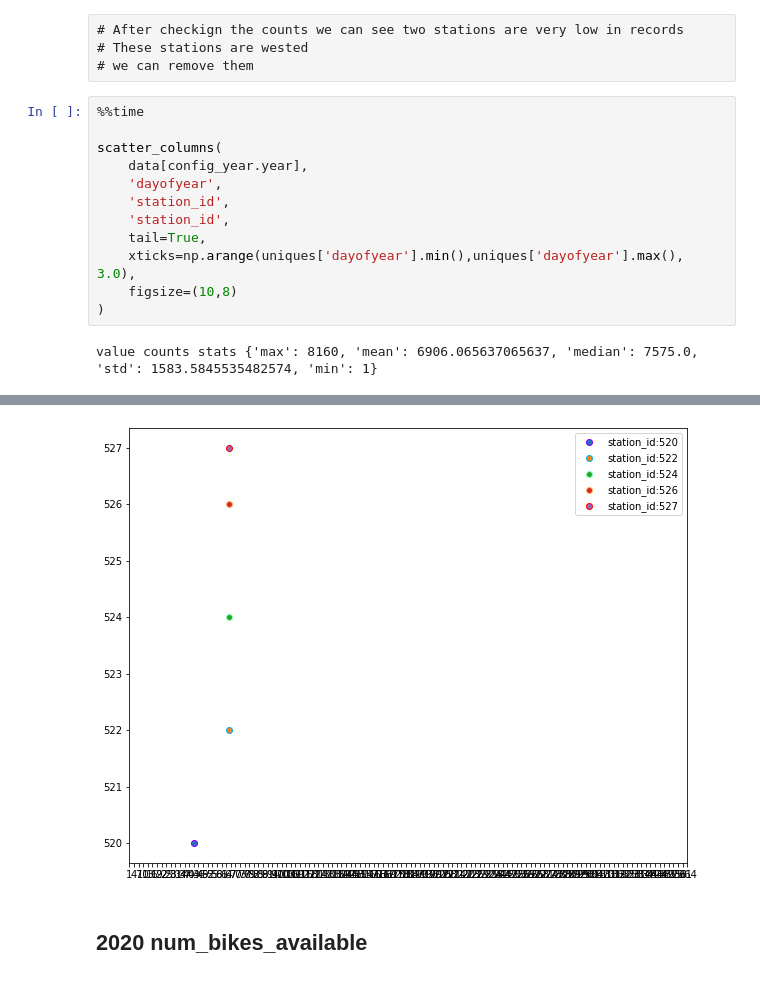
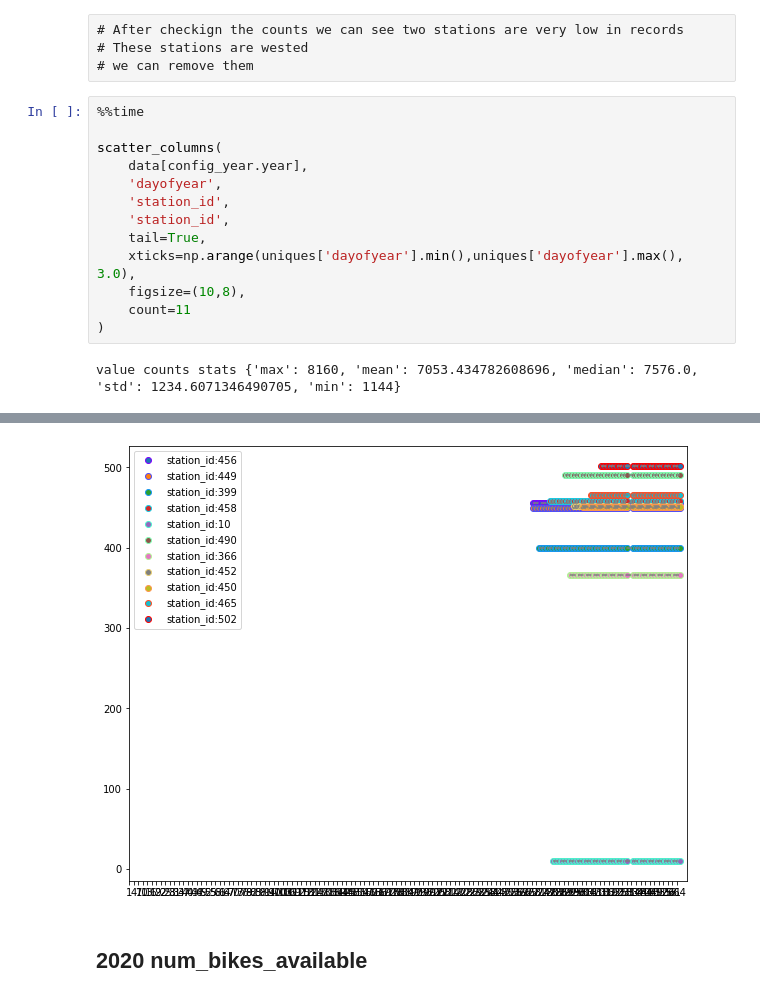
Before and after one commit to or1ol/CaptstoneProject, a Jupyter notebook: 2020_code/ScriptDataExploring.ipynb, the cells around one changed output, grey strips where cells are left out. Drawn from its saved outputs; the diff is of its cells as text.

```diff
--- a/2020_code/ScriptDataExploring.ipynb
+++ b/2020_code/ScriptDataExploring.ipynb
@@ -239,7 +234,8 @@ scatter_columns(
     'station_id',
     tail=True,
     xticks=np.arange(uniques['dayofyear'].min(),uniques['dayofyear'].max(), 3.0),
-    figsize=(10,8)
+    figsize=(10,8),
+    count=11
 )
 # %% [output]
-value counts stats {'max': 8160, 'mean': 6906.065637065637, 'median': 7575.0, 'std': 1583.5845535482574, 'min': 1}
+value counts stats {'max': 8160, 'mean': 7053.434782608696, 'median': 7576.0, 'std': 1234.6071346490705, 'min': 1144}
@@ -248,4 +244,4 @@ Wall time: 9.78 s
-[figure, old version]
+[figure, new version]
 # %% [markdown]
 ## 2020 num_bikes_available
 # %%
```
Also changed, not shown: parts of 48 cells of this notebook, 3 other files.
